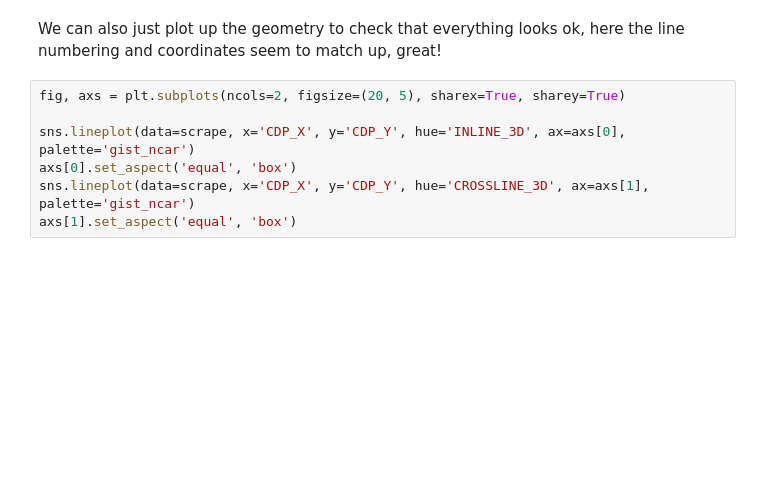
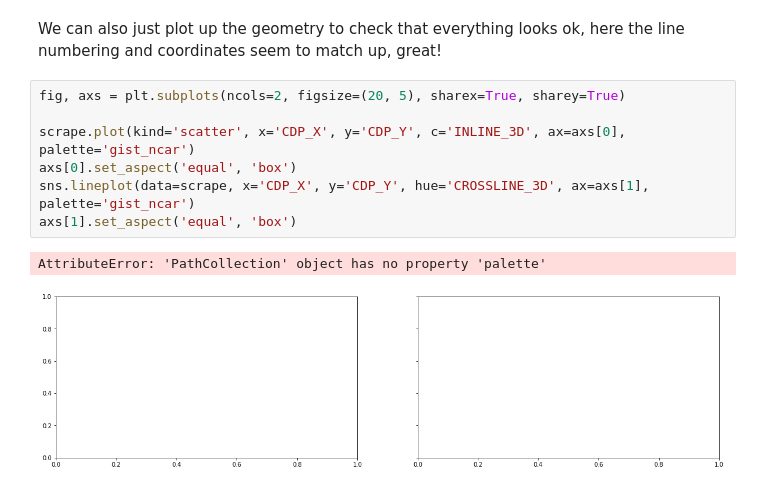
Before and after one commit to trhallam/segysak, a Jupyter notebook: examples/notebooks/example_segy_headers.ipynb, the cells around one changed output. Drawn from its saved outputs; the diff is of its cells as text; blank space fills up the shorter version.

```diff
--- a/examples/notebooks/example_segy_headers.ipynb
+++ b/examples/notebooks/example_segy_headers.ipynb
@@ -53,7 +130,10 @@ We can also just plot up the geometry to check that everything looks ok, here th
 # %%
 fig, axs = plt.subplots(ncols=2, figsize=(20, 5), sharex=True, sharey=True)
 
-sns.lineplot(data=scrape, x='CDP_X', y='CDP_Y', hue='INLINE_3D', ax=axs[0], palette='gist_ncar')
+scrape.plot(kind='scatter', x='CDP_X', y='CDP_Y', c='INLINE_3D', ax=axs[0], palette='gist_ncar')
 axs[0].set_aspect('equal', 'box')
 sns.lineplot(data=scrape, x='CDP_X', y='CDP_Y', hue='CROSSLINE_3D', ax=axs[1], palette='gist_ncar')
 axs[1].set_aspect('equal', 'box')
+# %% [output]
+AttributeError: 'PathCollection' object has no property 'palette'
+[figure, added]
```
Also changed, not shown: parts of 7 cells of this notebook, 7 other files.
